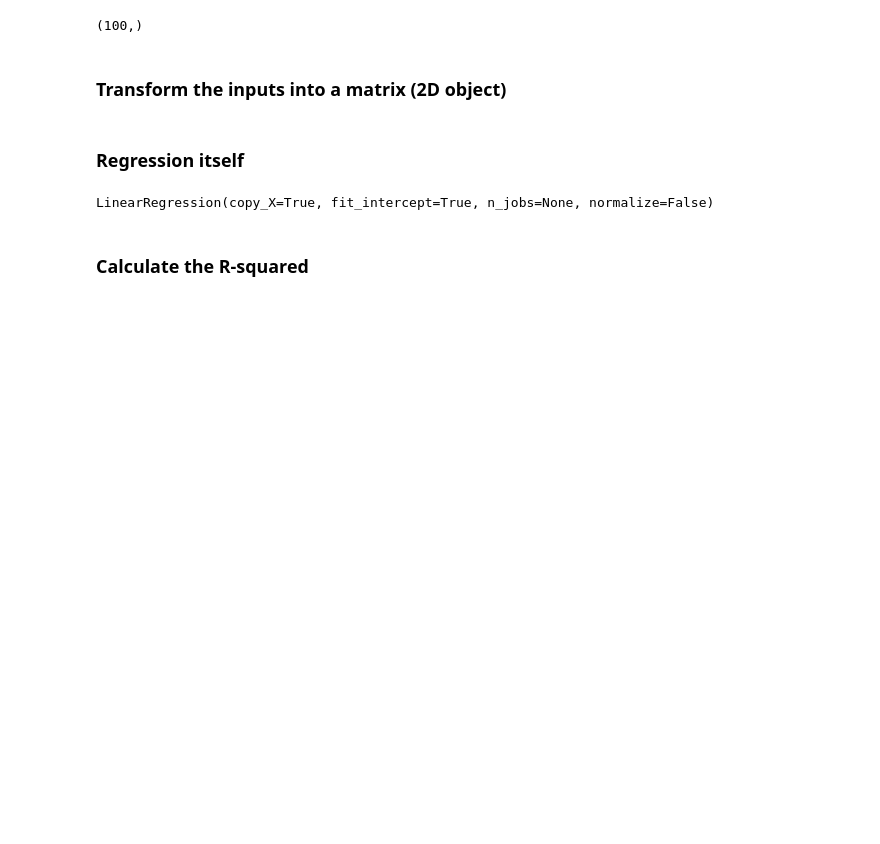
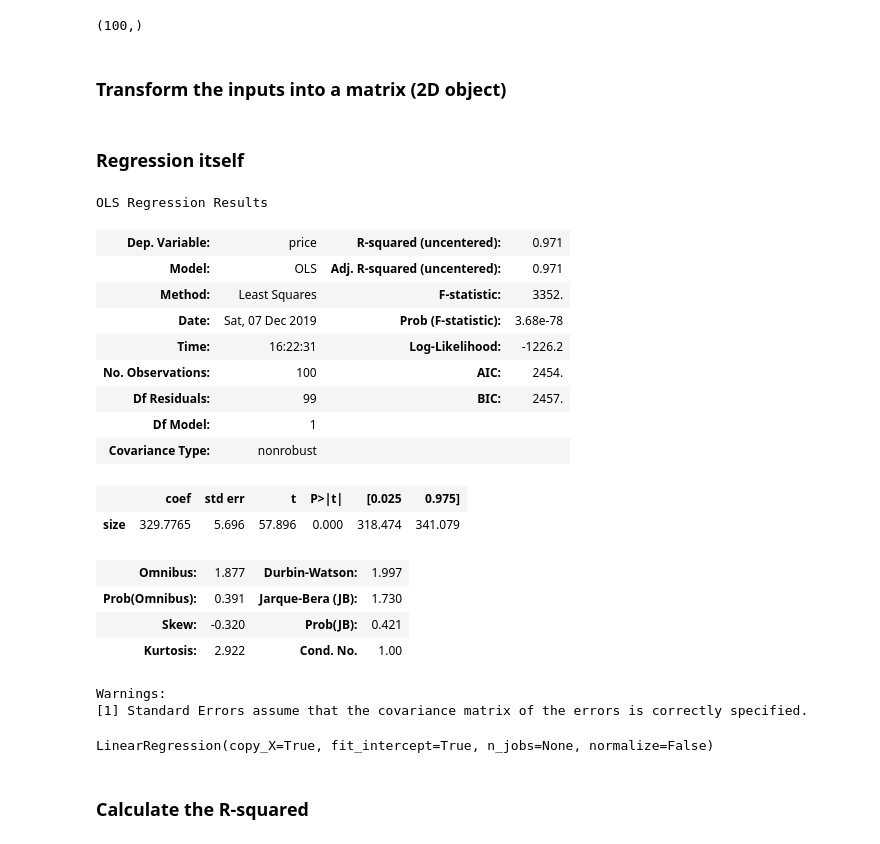
Before and after one commit to liyi54/regressions, a Jupyter notebook: Simple Linear Regression with sklearn - Exercise.ipynb, the cells around one changed output. Saved outputs shown, nothing was run; the diff lists cells and outputs as text; code cells hidden in the pictures; blank space fills up the shorter version.

Commit message:
added statsmodels regression to check adj r-squared

```diff
--- a/Simple Linear Regression with sklearn - Exercise.ipynb
+++ b/Simple Linear Regression with sklearn - Exercise.ipynb
@@ -63,6 +64,29 @@ x_matrix = x.values.reshape(-1,1)
 y_matrix = y.values.reshape(-1,1)
 # %% [markdown]
 ### Regression itself
+# %%
+sm.add_constant(x)
+result = sm.OLS(y,x).fit()
+result.summary()
+# %% [output]
+OLS Regression Results
+| Dep. Variable: | price | R-squared (uncentered): | 0.971 |
+| Model: | OLS | Adj. R-squared (uncentered): | 0.971 |
+| Method: | Least Squares | F-statistic: | 3352. |
+| Date: | Sat, 07 Dec 2019 | Prob (F-statistic): | 3.68e-78 |
+| Time: | 16:22:31 | Log-Likelihood: | -1226.2 |
+| No. Observations: | 100 | AIC: | 2454. |
+| Df Residuals: | 99 | BIC: | 2457. |
+| Df Model: | 1 |  |  |
+| Covariance Type: | nonrobust |  |  |
+|  | coef | std err | t | P>|t| | [0.025 | 0.975] |
+| size | 329.7765 | 5.696 | 57.896 | 0.000 | 318.474 | 341.079 |
+| Omnibus: | 1.877 | Durbin-Watson: | 1.997 |
+| Prob(Omnibus): | 0.391 | Jarque-Bera (JB): | 1.730 |
+| Skew: | -0.320 | Prob(JB): | 0.421 |
+| Kurtosis: | 2.922 | Cond. No. | 1.00 |
+Warnings:
+[1] Standard Errors assume that the covariance matrix of the errors is correctly specified.
 # %%
 reg = LinearRegression()
 reg.fit(x_matrix,y_matrix)
```
Also changed, not shown: parts of 1 cell of this notebook.
